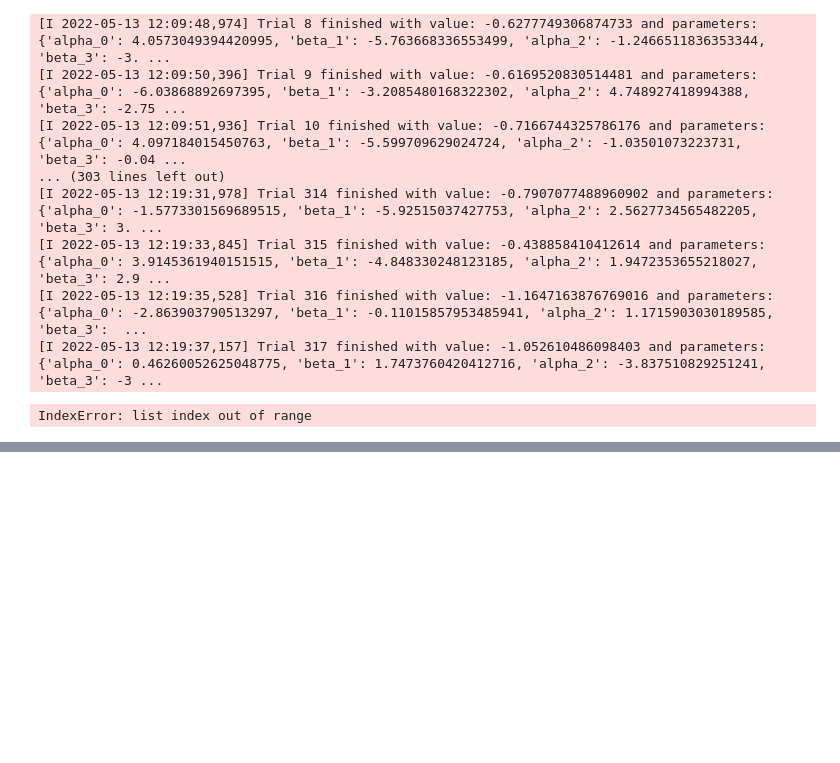
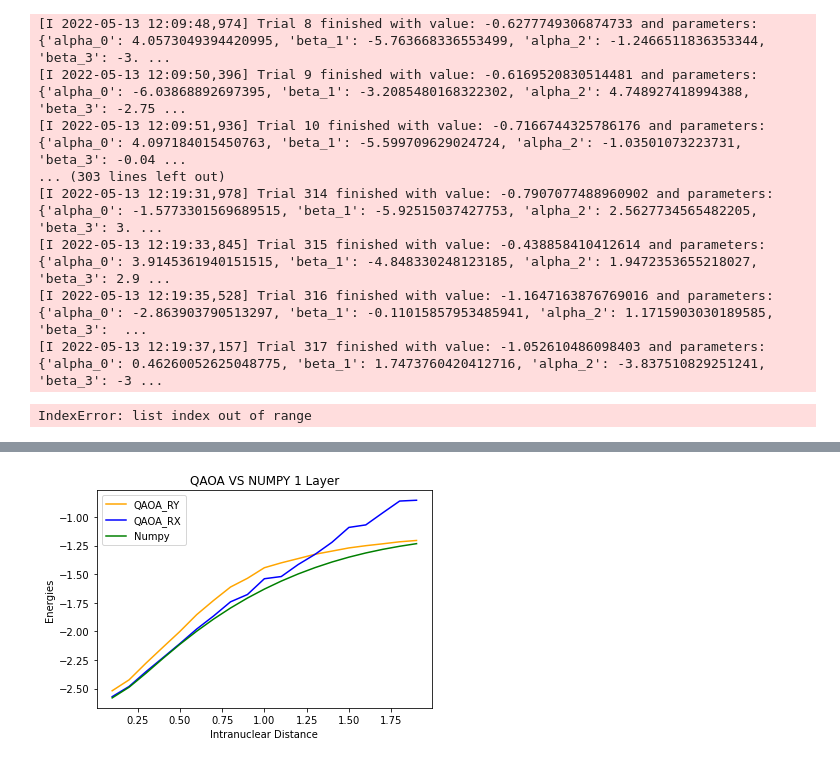
Before and after one commit to LeanderReascos/QAOA_QuantumMechanics, a Jupyter notebook: molecules/libs/test.ipynb, the cells around one changed output, grey strips where cells are left out. Saved outputs shown, nothing was run; the diff lists cells and outputs as text; code cells hidden in the pictures; blank space fills up the shorter version.

```diff
--- a/molecules/libs/test.ipynb
+++ b/molecules/libs/test.ipynb
@@ -254,0 +271,88 @@ IndexError: list index out of range
+# %%
+PATH = "Energies/"
+ry_energies_1layer_cobyla = np.load(PATH+"Hidrogen_ry_1layer_cobyla.energies")
+ry_energies_1layer_spsa = np.load(PATH+"Hidrogen_ry_1layer_spsa.energies")
+rx_energies_1layer_cobyla = np.load(PATH+"Hidrogen_rx_1layer_cobyla.energies")
+rx_energies_1layer_spsa = np.load(PATH+"Hidrogen_rx_1layer_spsa.energies")
+ry_energies_5layers_cobyla = np.load(PATH+"Hidrogen_ry_5layers_cobyla.energies")
+rx_energies_5layers_cobyla = np.load(PATH+"Hidrogen_rx_5layers_cobyla.energies")
+ry_energies_5layers_spsa = np.load(PATH+"Hidrogen_ry_5layers_spsa.energies")
+rx_energies_5layers_spsa = np.load(PATH+"Hidrogen_rx_5layers_spsa.energies")
+dist = np.arange(0.1,2,0.1)
+# %%
+qaoa_ry_energies_1layer_cobyla = []
+qaoa_ry_energies_1layer_spsa = []
+qaoa_rx_energies_1layer_cobyla = []
+qaoa_rx_energies_1layer_spsa = []
+qaoa_ry_energies_5layers_cobyla = []
+qaoa_rx_energies_5layers_cobyla = []
+qaoa_ry_energies_5layers_spsa = []
+qaoa_rx_energies_5layers_spsa = []
+
+numpy_energies = []
+for i in range(len(ry_energies_1layer_cobyla)):
+    qaoa_ry_energies_1layer_cobyla.append(ry_energies_1layer_cobyla[i][0])
+    qaoa_ry_energies_1layer_spsa.append(ry_energies_1layer_spsa[i][0])
+    qaoa_rx_energies_1layer_cobyla.append(rx_energies_1layer_cobyla[i][0])
+    qaoa_rx_energies_1layer_spsa.append(rx_energies_1layer_spsa[i][0])
+    qaoa_ry_energies_5layers_cobyla.append(ry_energies_5layers_cobyla[i][0])
+    qaoa_rx_energies_5layers_cobyla.append(rx_energies_5layers_cobyla[i][0])
+    qaoa_ry_energies_5layers_spsa.append(ry_energies_5layers_spsa[i][0])
+    qaoa_rx_energies_5layers_spsa.append(rx_energies_5layers_spsa[i][0])
+    numpy_energies.append(ry_energies_1layer_cobyla[i][1])
+
+plt.plot(dist,qaoa_ry_energies_1layer_cobyla,"orange",label = "QAOA_RY")
+plt.plot(dist,qaoa_rx_energies_1layer_cobyla,"b",label = "QAOA_RX")
+plt.plot(dist,numpy_energies,"g",label = "Numpy")
+plt.title("QAOA VS NUMPY 1 Layer")
+plt.xlabel("Intranuclear Distance")
+plt.ylabel("Energies")
+plt.legend()
+plt.show()
+
+plt.plot(dist,qaoa_ry_energies_5layers,"orange",label = "QAOA_RY")
+plt.plot(dist,qaoa_rx_energies_5layers,"b",label = "QAOA_RX")
+plt.plot(dist,numpy_energies,"g",label = "Numpy")
+plt.title("QAOA VS NUMPY 5 Layers")
+plt.xlabel("Intranuclear Distance")
+plt.ylabel("Energies")
+plt.legend()
+plt.show()
+
+plt.plot(dist,qaoa_rx_energies_1layer_spsa,"orange",label = "SPSA")
+plt.plot(dist,qaoa_rx_energies_1layer_cobyla,"b",label = "COBYLA")
+plt.plot(dist,numpy_energies,"g",label = "Numpy")
+plt.title("Cobyla VS SPSA RX 1 Layer")
+plt.xlabel("Intranuclear Distance")
+plt.ylabel("Energies")
+plt.legend()
+plt.show()
+
+plt.plot(dist,qaoa_ry_energies_1layer_spsa,"orange",label = "SPSA")
+plt.plot(dist,qaoa_ry_energies_1layer_cobyla,"b",label = "COBYLA")
+plt.plot(dist,numpy_energies,"g",label = "Numpy")
+plt.title("Cobyla VS SPSA RY 1 Layer")
+plt.xlabel("Intranuclear Distance")
+plt.ylabel("Energies")
+plt.legend()
+plt.show()
+
+plt.plot(dist,qaoa_rx_energies_5layers_spsa,"orange",label = "SPSA")
+plt.plot(dist,qaoa_rx_energies_5layers_cobyla,"b",label = "COBYLA")
+plt.plot(dist,numpy_energies,"g",label = "Numpy")
+plt.title("Cobyla VS SPSA RX 5 Layers")
+plt.xlabel("Intranuclear Distance")
+plt.ylabel("Energies")
+plt.legend()
+plt.show()
+
+plt.plot(dist,qaoa_ry_energies_5layers_spsa,"orange",label = "SPSA")
+plt.plot(dist,qaoa_ry_energies_5layers_cobyla,"b",label = "COBYLA")
+plt.plot(dist,numpy_energies,"g",label = "Numpy")
+plt.title("Cobyla VS SPSA RY 5 Layers")
+plt.xlabel("Intranuclear Distance")
+plt.ylabel("Energies")
+plt.legend()
+plt.show()
+# %% [output]
+[figure, added]
```
Also changed, not shown: parts of 4 cells of this notebook, 16 other files.
